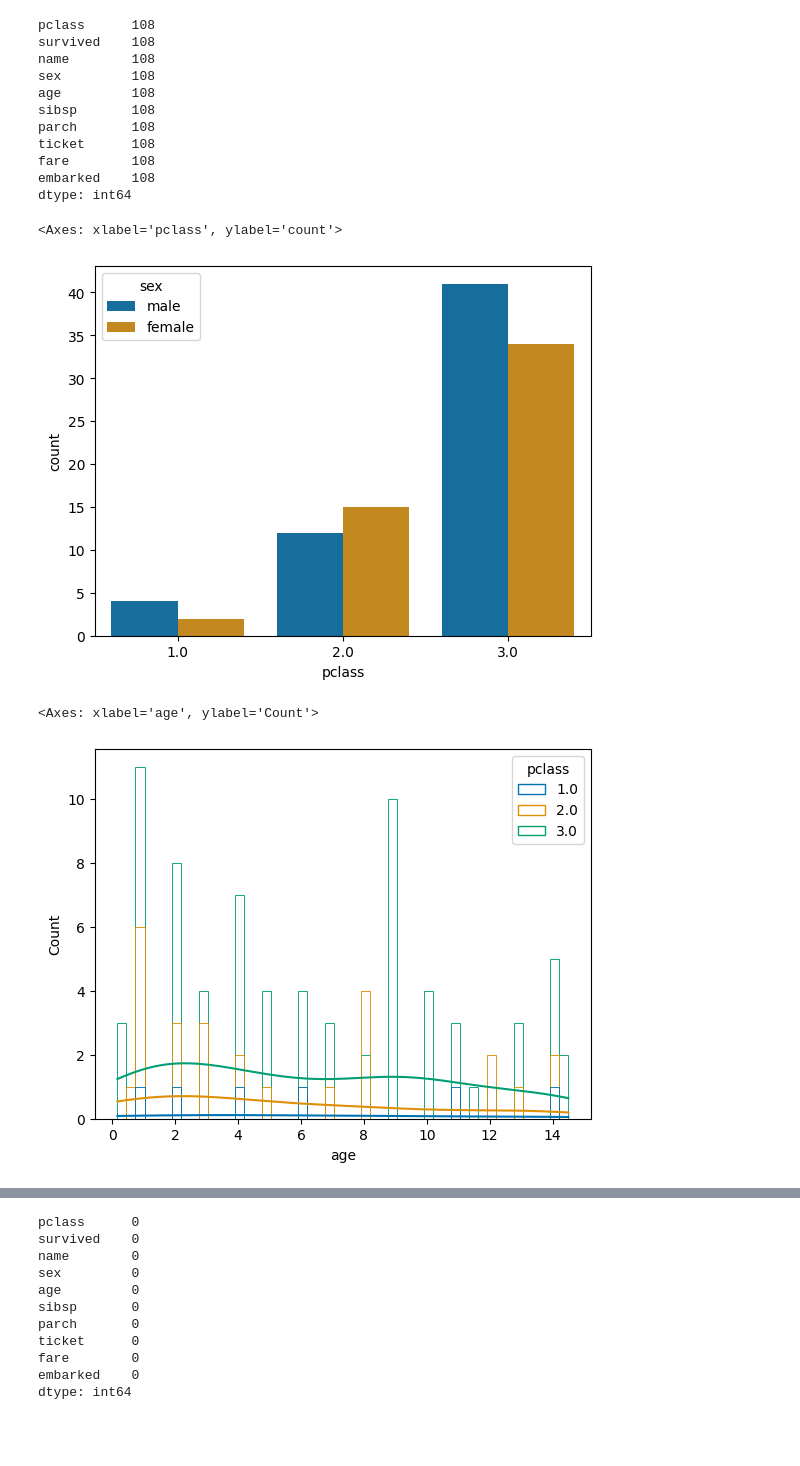
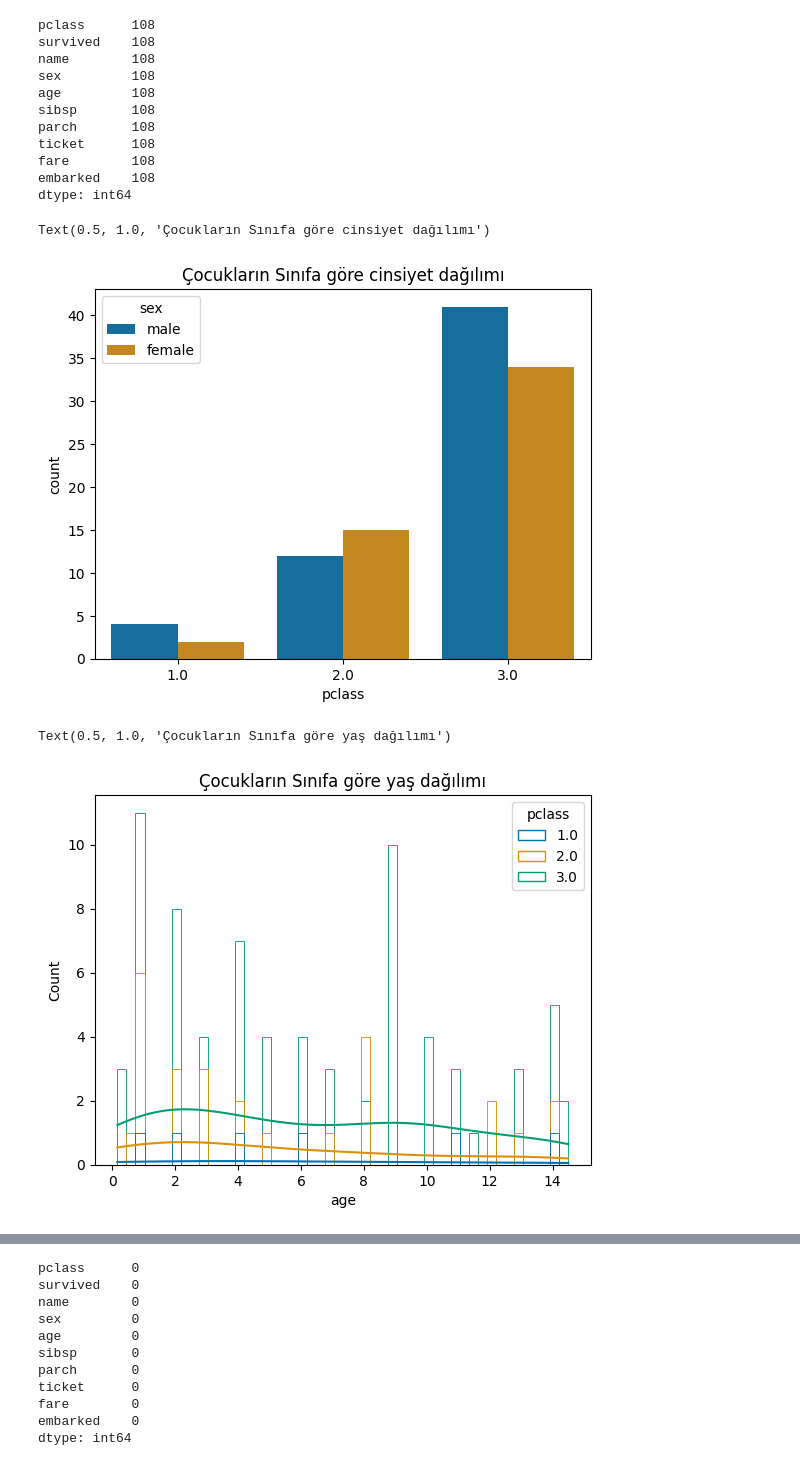
Before and after one commit to yunuxemre/Data-Mining-Example, a Jupyter notebook: TitanikVeriAnaliziV2.ipynb, the cells around one changed output, grey strips where cells are left out. Saved outputs shown, nothing was run; the diff lists cells and outputs as text; code cells hidden in the pictures; blank space fills up the shorter version.

```diff
--- a/TitanikVeriAnaliziV2.ipynb
+++ b/TitanikVeriAnaliziV2.ipynb
@@ -421,15 +421,17 @@ dtype: int64
 # %%
 import seaborn as sns
 
 sns.countplot(data=children, x='pclass', hue='sex', palette='colorblind', dodge=True)
+plt.title('Çocukların Sınıfa göre cinsiyet dağılımı')
 # %% [output]
-<Axes: xlabel='pclass', ylabel='count'>
+Text(0.5, 1.0, 'Çocukların Sınıfa göre cinsiyet dağılımı')
-[figure, old version]
+[figure, new version]
 # %%
 sns.histplot(children, x = 'age', hue = 'pclass', palette = 'colorblind', bins = 50, fill = False, kde = True)
+plt.title('Çocukların Sınıfa göre yaş dağılımı')
 # %% [output]
-<Axes: xlabel='age', ylabel='Count'>
+Text(0.5, 1.0, 'Çocukların Sınıfa göre yaş dağılımı')
-[figure, old version]
+[figure, new version]
 # %%
 titanic_adults = titanic[titanic['age'] >= 15].copy()
 
```
Also changed, not shown: parts of 7 cells of this notebook.
